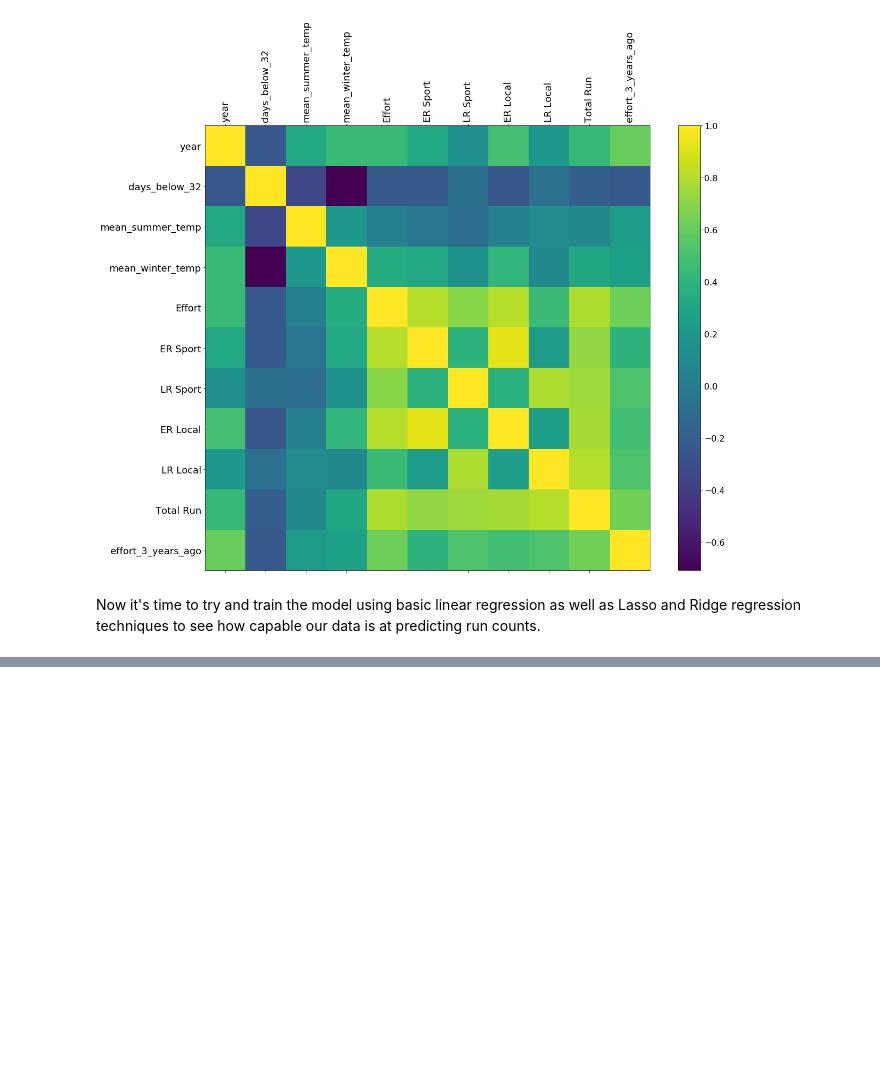
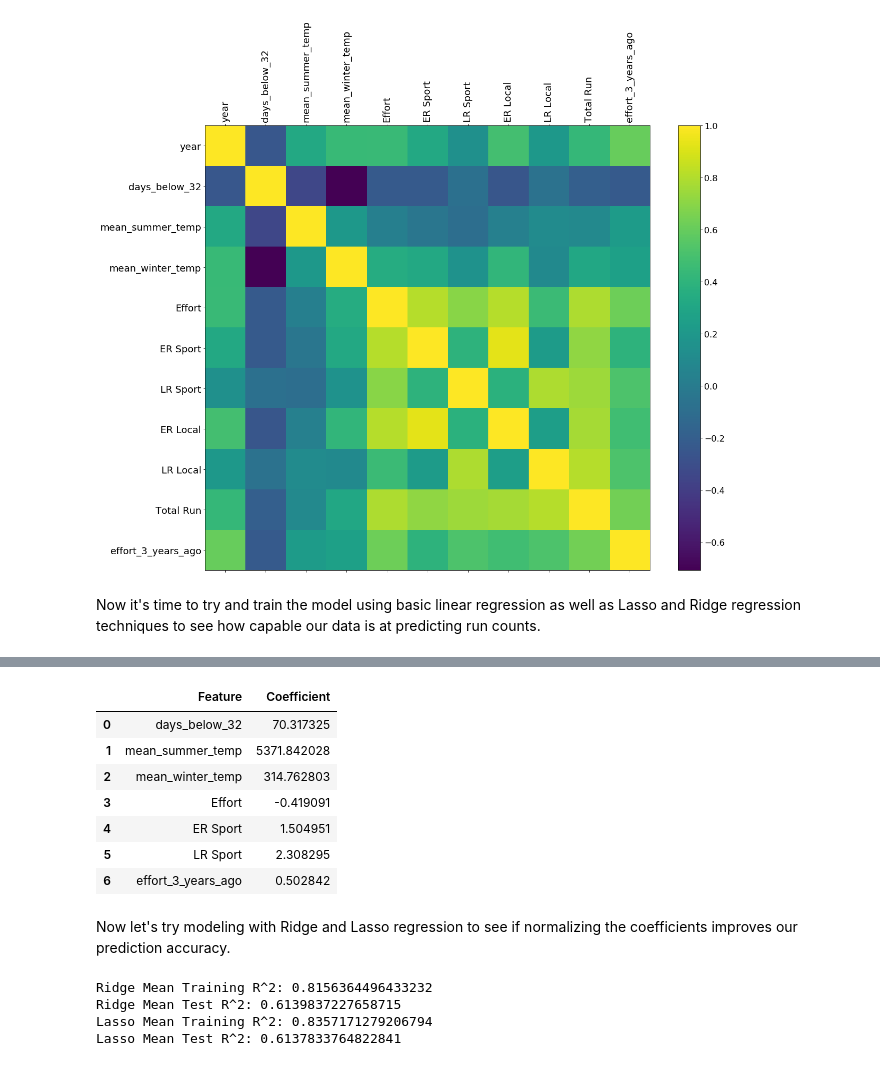
Before and after one commit to hillari/project-runcast, a Jupyter notebook: runcast_linear_regression.ipynb, the cells around one changed output, grey strips where cells are left out. Drawn from its saved outputs; the diff is of its cells as text; code cells hidden in the pictures; blank space fills up the shorter version.

Commit message:
added ridge and lasso regression models with 1000 iterations to determine mean R^2

```diff
--- a/runcast_linear_regression.ipynb
+++ b/runcast_linear_regression.ipynb
@@ -75,3 +76,20 @@ cb.ax.tick_params(labelsize=16)
 # %% [markdown]
 Now it's time to try and train the model using basic linear regression as well as Lasso and Ridge
 regression techniques to see how capable our data is at predicting run counts.
+# %%
+# splitting the dataframe into x and y values
+#   x values - should be everything except year and Total Run
+#   y values - total run counts
+x = model_data.drop(['year', 'Total Run', 'ER Local', 'LR Local'], axis=1)
+y = model_data.loc[:, 'Total Run']
+x_train, x_test, y_train, y_test = train_test_split(x, y, test_size=0.2)
+
+# setting up the linear regression model
+linear_model = LinearRegression()
+linear_model.fit(x_train, y_train)
+test_predictions = linear_model.predict(x_test)
+
+print("R^2 Train: {}".format(linear_model.score(x_train, y_train)))
+print("R^2 Test: {}".format(linear_model.score(x_test, y_test)))
+results = pd.DataFrame({'Actual Run Count': y_test, 'Predicted Run Count': test_predictions})
+results.head()
@@ -77,0 +105,48 @@ regression techniques to see how capable our data is at predicting run counts.
+# %%
+coefficients = pd.concat([pd.DataFrame(x.columns), pd.DataFrame(np.transpose(linear_model.coef_))], axis=1)
+coefficients.columns = ["Feature", "Coefficient"]
+coefficients
+# %% [output]
+|  | Feature | Coefficient |
+| 0 | days_below_32 | 70.317325 |
+| 1 | mean_summer_temp | 5371.842028 |
+| 2 | mean_winter_temp | 314.762803 |
+| 3 | Effort | -0.419091 |
+| 4 | ER Sport | 1.504951 |
+| 5 | LR Sport | 2.308295 |
+| 6 | effort_3_years_ago | 0.502842 |
+# %% [markdown]
+Now let's try modeling with Ridge and Lasso regression to see if normalizing the coefficients improves our
+prediction accuracy.
+# %%
+# first we need to standardize the feature inputs so they're within a similar range
+scaler = StandardScaler()
+x_std = scaler.fit_transform(x)
+# make the Ridge and Lasso cross-validated models
+alphas = [0.001, 0.01, 0.1, 1.0, 10.0, 100.0]
+ridge_cv = RidgeCV(alphas=alphas)
+lasso_cv = LassoCV(alphas=alphas)
+
+# looping 1000 times to get an average
+ridge_train_score_total = 0
+ridge_test_score_total = 0
+lasso_train_score_total = 0
+lasso_test_score_total = 0
+for i in range(1000):
+    x_train, x_test, y_train, y_test = train_test_split(x_std, y, test_size=0.2)
+    # fitting the models to the training data
+    ridge_cv.fit(x_train, y_train)
+    lasso_cv.fit(x_train, y_train)
+    ridge_train_score_total += ridge_cv.score(x_train, y_train)
+    ridge_test_score_total += ridge_cv.score(x_test, y_test)
+    lasso_train_score_total += lasso_cv.score(x_train,y_train)
+    lasso_test_score_total += lasso_cv.score(x_test, y_test)
+print("Ridge Mean Training R^2: {}".format(ridge_train_score_total / 1000))
+print("Ridge Mean Test R^2: {}".format(ridge_test_score_total / 1000))
+print("Lasso Mean Training R^2: {}".format(lasso_train_score_total / 1000))
+print("Lasso Mean Test R^2: {}".format(lasso_test_score_total / 1000))
+# %% [output]
+Ridge Mean Training R^2: 0.8156364496433232
+Ridge Mean Test R^2: 0.6139837227658715
+Lasso Mean Training R^2: 0.8357171279206794
+Lasso Mean Test R^2: 0.6137833764822841
```
Also changed, not shown: parts of 2 cells of this notebook.
